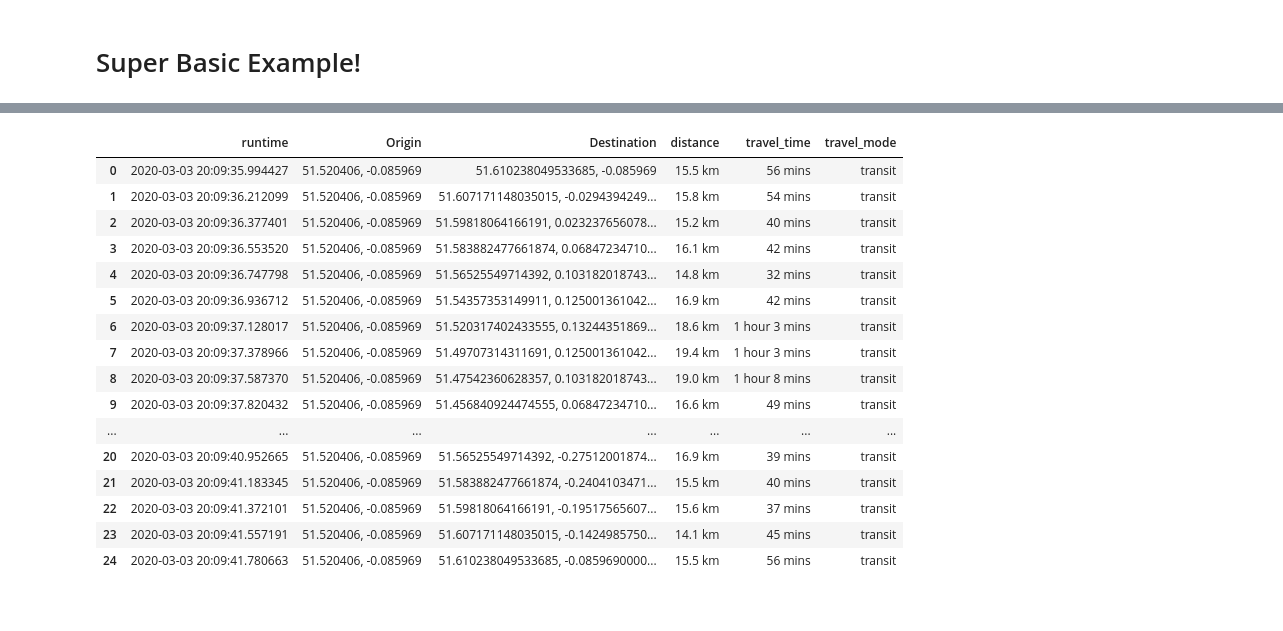
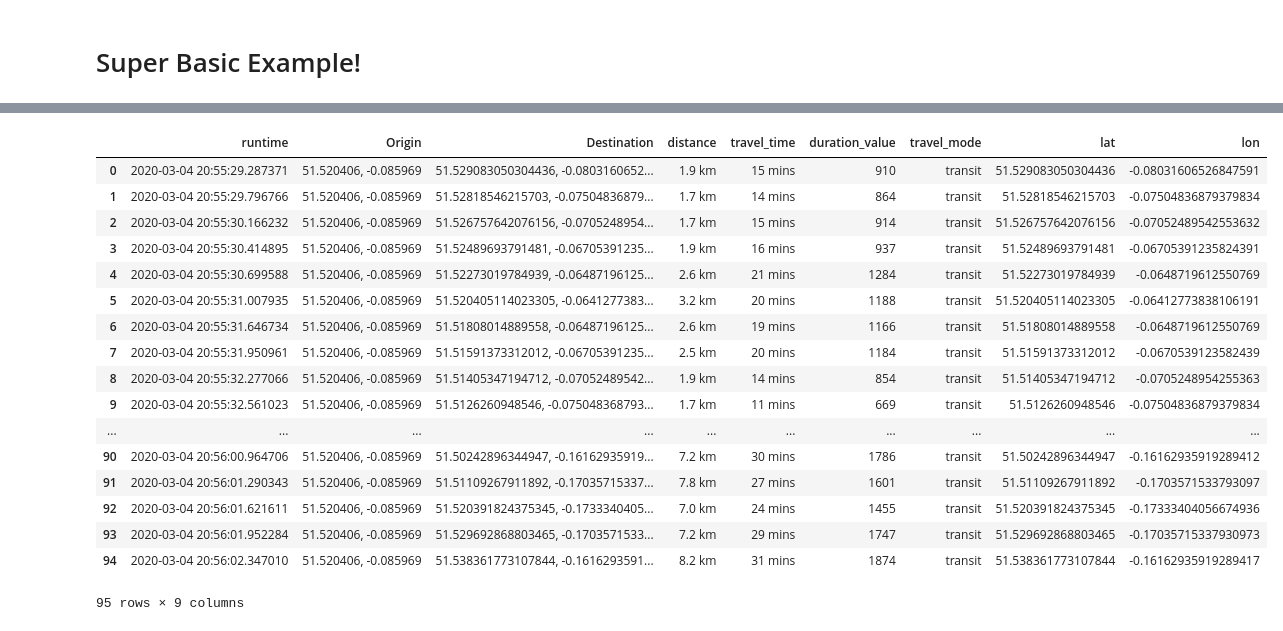
Before and after one commit to Cronino/GA-Maps-Project, a Jupyter notebook: GA Distance Project.ipynb, the cells around one changed output, grey strips where cells are left out. Drawn from its saved outputs; the diff is of its cells as text; code cells hidden in the pictures.

```diff
--- a/GA Distance Project.ipynb
+++ b/GA Distance Project.ipynb
@@ -216,20 +284,0 @@ def circle_distance(start_latitude, start_longitude, number_points):
-# %%
-circle_distance(start_latitude= 51.520406,start_longitude = -0.085969,number_points= 24)
-# %% [output]
-|  | runtime | Origin | Destination | distance | travel_time | travel_mode |
-| 0 | 2020-03-03 20:09:35.994427 | 51.520406, -0.085969 | 51.610238049533685, -0.085969 | 15.5 km | 56 mins | transit |
-| 1 | 2020-03-03 20:09:36.212099 | 51.520406, -0.085969 | 51.607171148035015, -0.0294394249... | 15.8 km | 54 mins | transit |
-| 2 | 2020-03-03 20:09:36.377401 | 51.520406, -0.085969 | 51.59818064166191, 0.023237656078... | 15.2 km | 40 mins | transit |
-| 3 | 2020-03-03 20:09:36.553520 | 51.520406, -0.085969 | 51.583882477661874, 0.06847234710... | 16.1 km | 42 mins | transit |
-| 4 | 2020-03-03 20:09:36.747798 | 51.520406, -0.085969 | 51.56525549714392, 0.103182018743... | 14.8 km | 32 mins | transit |
-| 5 | 2020-03-03 20:09:36.936712 | 51.520406, -0.085969 | 51.54357353149911, 0.125001361042... | 16.9 km | 42 mins | transit |
-| 6 | 2020-03-03 20:09:37.128017 | 51.520406, -0.085969 | 51.520317402433555, 0.13244351869... | 18.6 km | 1 hour 3 mins | transit |
-| 7 | 2020-03-03 20:09:37.378966 | 51.520406, -0.085969 | 51.49707314311691, 0.125001361042... | 19.4 km | 1 hour 3 mins | transit |
-| 8 | 2020-03-03 20:09:37.587370 | 51.520406, -0.085969 | 51.47542360628357, 0.103182018743... | 19.0 km | 1 hour 8 mins | transit |
-| 9 | 2020-03-03 20:09:37.820432 | 51.520406, -0.085969 | 51.456840924474555, 0.06847234710... | 16.6 km | 49 mins | transit |
-| ... | ... | ... | ... | ... | ... | ... |
-| 20 | 2020-03-03 20:09:40.952665 | 51.520406, -0.085969 | 51.56525549714392, -0.27512001874... | 16.9 km | 39 mins | transit |
-| 21 | 2020-03-03 20:09:41.183345 | 51.520406, -0.085969 | 51.583882477661874, -0.2404103471... | 15.5 km | 40 mins | transit |
-| 22 | 2020-03-03 20:09:41.372101 | 51.520406, -0.085969 | 51.59818064166191, -0.19517565607... | 15.6 km | 37 mins | transit |
-| 23 | 2020-03-03 20:09:41.557191 | 51.520406, -0.085969 | 51.607171148035015, -0.1424985750... | 14.1 km | 45 mins | transit |
-| 24 | 2020-03-03 20:09:41.780663 | 51.520406, -0.085969 | 51.610238049533685, -0.0859690000... | 15.5 km | 56 mins | transit |
@@ -260,0 +285,21 @@ gmap3.draw('./map_out_2.html')
+# %%
+logging_table.head(95)
+# %% [output]
+|  | runtime | Origin | Destination | distance | travel_time | duration_value | travel_mode | lat | lon |
+| 0 | 2020-03-04 20:55:29.287371 | 51.520406, -0.085969 | 51.529083050304436, -0.0803160652... | 1.9 km | 15 mins | 910 | transit | 51.529083050304436 | -0.08031606526847591 |
+| 1 | 2020-03-04 20:55:29.796766 | 51.520406, -0.085969 | 51.52818546215703, -0.07504836879... | 1.7 km | 14 mins | 864 | transit | 51.52818546215703 | -0.07504836879379834 |
+| 2 | 2020-03-04 20:55:30.166232 | 51.520406, -0.085969 | 51.526757642076156, -0.0705248954... | 1.7 km | 15 mins | 914 | transit | 51.526757642076156 | -0.07052489542553632 |
+| 3 | 2020-03-04 20:55:30.414895 | 51.520406, -0.085969 | 51.52489693791481, -0.06705391235... | 1.9 km | 16 mins | 937 | transit | 51.52489693791481 | -0.06705391235824391 |
+| 4 | 2020-03-04 20:55:30.699588 | 51.520406, -0.085969 | 51.52273019784939, -0.06487196125... | 2.6 km | 21 mins | 1284 | transit | 51.52273019784939 | -0.0648719612550769 |
+| 5 | 2020-03-04 20:55:31.007935 | 51.520406, -0.085969 | 51.520405114023305, -0.0641277383... | 3.2 km | 20 mins | 1188 | transit | 51.520405114023305 | -0.06412773838106191 |
+| 6 | 2020-03-04 20:55:31.646734 | 51.520406, -0.085969 | 51.51808014889558, -0.06487196125... | 2.6 km | 19 mins | 1166 | transit | 51.51808014889558 | -0.0648719612550769 |
+| 7 | 2020-03-04 20:55:31.950961 | 51.520406, -0.085969 | 51.51591373312012, -0.06705391235... | 2.5 km | 20 mins | 1184 | transit | 51.51591373312012 | -0.0670539123582439 |
+| 8 | 2020-03-04 20:55:32.277066 | 51.520406, -0.085969 | 51.51405347194712, -0.07052489542... | 1.9 km | 14 mins | 854 | transit | 51.51405347194712 | -0.0705248954255363 |
+| 9 | 2020-03-04 20:55:32.561023 | 51.520406, -0.085969 | 51.5126260948546, -0.075048368793... | 1.7 km | 11 mins | 669 | transit | 51.5126260948546 | -0.07504836879379834 |
+| ... | ... | ... | ... | ... | ... | ... | ... | ... | ... |
+| 90 | 2020-03-04 20:56:00.964706 | 51.520406, -0.085969 | 51.50242896344947, -0.16162935919... | 7.2 km | 30 mins | 1786 | transit | 51.50242896344947 | -0.16162935919289412 |
+| 91 | 2020-03-04 20:56:01.290343 | 51.520406, -0.085969 | 51.51109267911892, -0.17035715337... | 7.8 km | 27 mins | 1601 | transit | 51.51109267911892 | -0.1703571533793097 |
+| 92 | 2020-03-04 20:56:01.621611 | 51.520406, -0.085969 | 51.520391824375345, -0.1733340405... | 7.0 km | 24 mins | 1455 | transit | 51.520391824375345 | -0.17333404056674936 |
+| 93 | 2020-03-04 20:56:01.952284 | 51.520406, -0.085969 | 51.529692868803465, -0.1703571533... | 7.2 km | 29 mins | 1747 | transit | 51.529692868803465 | -0.17035715337930973 |
+| 94 | 2020-03-04 20:56:02.347010 | 51.520406, -0.085969 | 51.538361773107844, -0.1616293591... | 8.2 km | 31 mins | 1874 | transit | 51.538361773107844 | -0.16162935919289417 |
+95 rows × 9 columns
```
Also changed, not shown: parts of 14 cells of this notebook, 4 other files.
